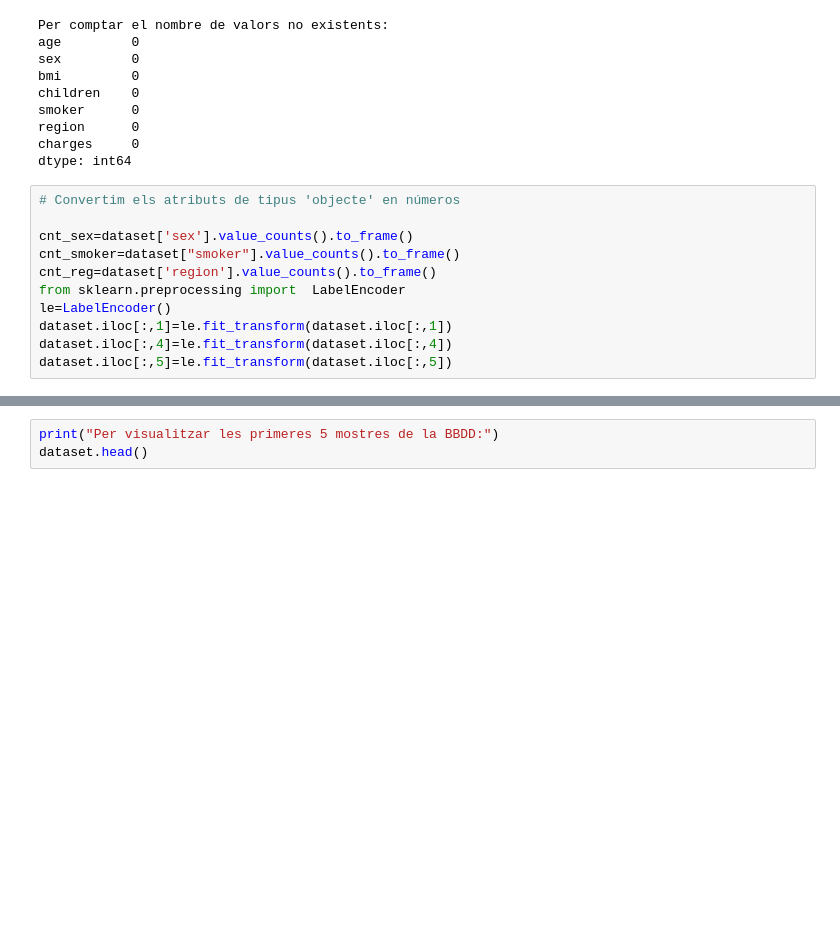
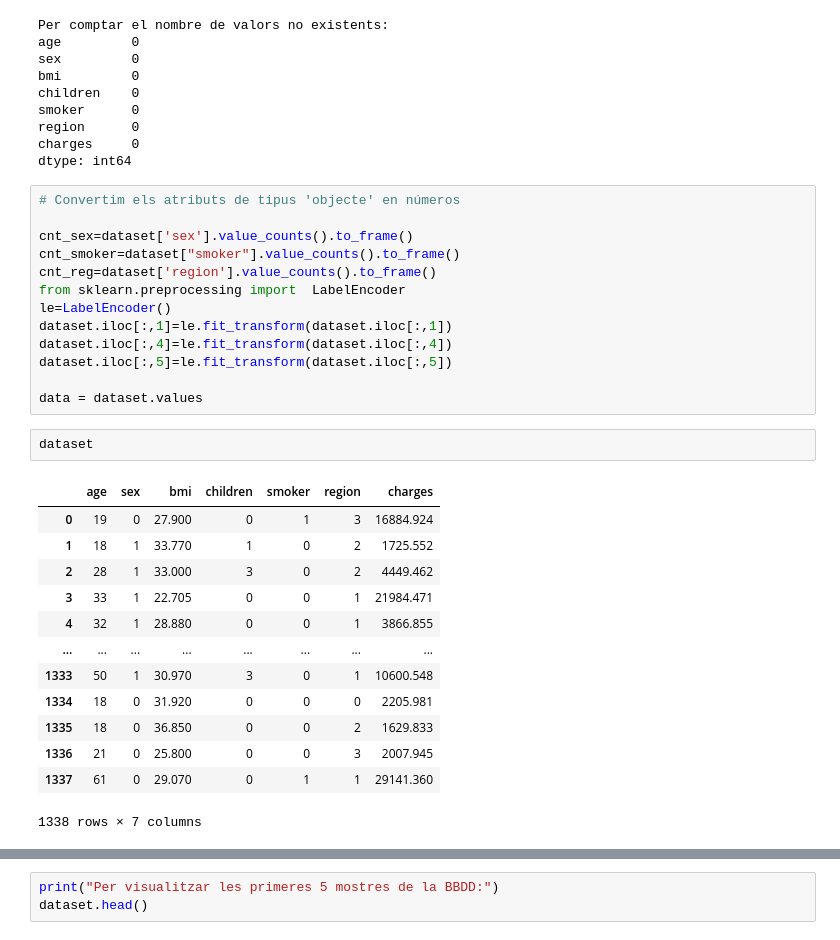
Before and after one commit to celiacruz25/Practiaca1_apc, a Jupyter notebook: Practica1-Regressio2021.ipynb, the cells around one changed output, grey strips where cells are left out. Drawn from its saved outputs; the diff is of its cells as text; blank space fills up the shorter version.

```diff
--- a/Practica1-Regressio2021.ipynb
+++ b/Practica1-Regressio2021.ipynb
@@ -181,3 +181,21 @@ le=LabelEncoder()
 dataset.iloc[:,1]=le.fit_transform(dataset.iloc[:,1])
 dataset.iloc[:,4]=le.fit_transform(dataset.iloc[:,4])
 dataset.iloc[:,5]=le.fit_transform(dataset.iloc[:,5])
+
+data = dataset.values
+# %%
+dataset
+# %% [output]
+|  | age | sex | bmi | children | smoker | region | charges |
+| 0 | 19 | 0 | 27.900 | 0 | 1 | 3 | 16884.924 |
+| 1 | 18 | 1 | 33.770 | 1 | 0 | 2 | 1725.552 |
+| 2 | 28 | 1 | 33.000 | 3 | 0 | 2 | 4449.462 |
+| 3 | 33 | 1 | 22.705 | 0 | 0 | 1 | 21984.471 |
+| 4 | 32 | 1 | 28.880 | 0 | 0 | 1 | 3866.855 |
+| ... | ... | ... | ... | ... | ... | ... | ... |
+| 1333 | 50 | 1 | 30.970 | 3 | 0 | 1 | 10600.548 |
+| 1334 | 18 | 0 | 31.920 | 0 | 0 | 0 | 2205.981 |
+| 1335 | 18 | 0 | 36.850 | 0 | 0 | 2 | 1629.833 |
+| 1336 | 21 | 0 | 25.800 | 0 | 0 | 3 | 2007.945 |
+| 1337 | 61 | 0 | 29.070 | 0 | 1 | 1 | 29141.360 |
+1338 rows × 7 columns
```
Also changed, not shown: parts of 14 cells of this notebook.
